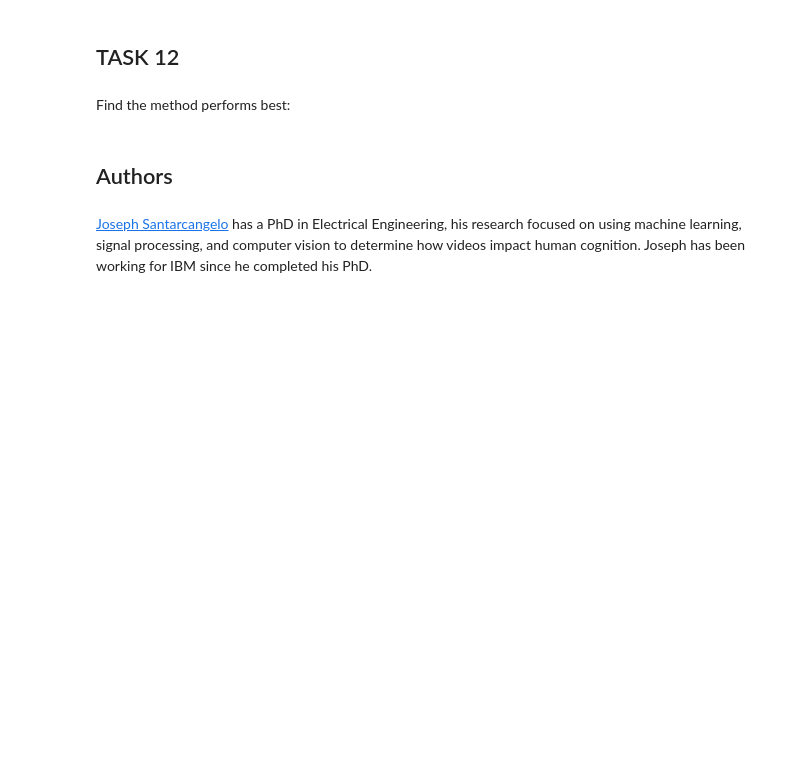
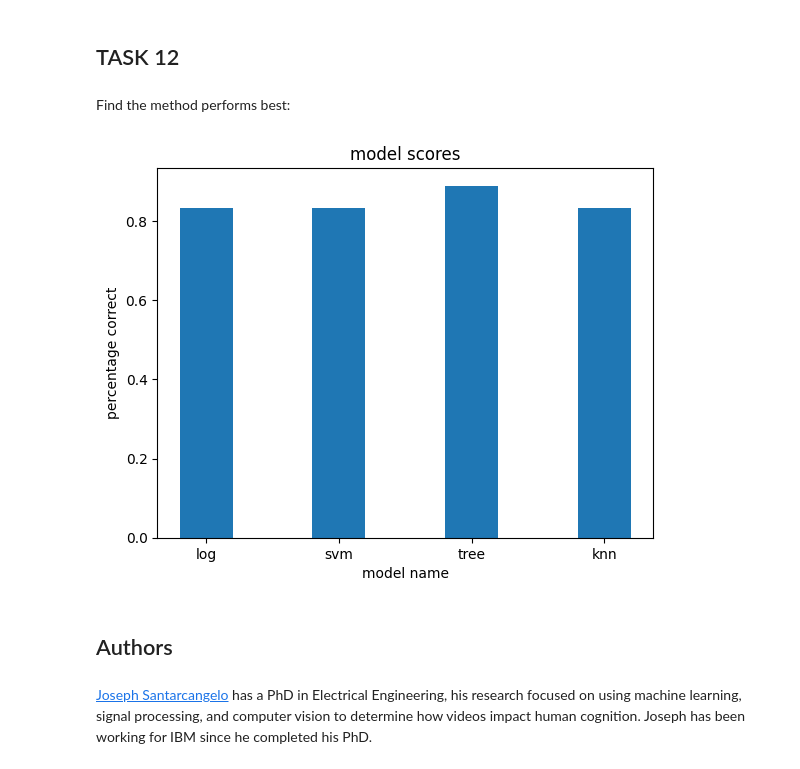
Before and after one commit to EfranH25/IBM-Data-Science-Professional-Certificate, a Jupyter notebook: 10 - Applied Data Science Capstone/4 - Predicitive Analysis (Classification)/SpaceX_Machine Learning Prediction_Part_5.ipynb, the cells around one changed output. Saved outputs shown, nothing was run; the diff lists cells and outputs as text; code cells hidden in the pictures; blank space fills up the shorter version.

```diff
--- a/10 - Applied Data Science Capstone/4 - Predicitive Analysis (Classification)/SpaceX_Machine Learning Prediction_Part_5.ipynb
+++ b/10 - Applied Data Science Capstone/4 - Predicitive Analysis (Classification)/SpaceX_Machine Learning Prediction_Part_5.ipynb
@@ -230,6 +206,8 @@ accuracy : 0.8464285714285713
 # %% [markdown]
 Calculate the accuracy on the test data using the method <code>score</code>:
 # %%
+log_score = logreg_cv.score(X_test, Y_test)
+
 logreg_cv.score(X_test, Y_test)
 # %% [output]
 0.8333333333333334
@@ -273,6 +251,7 @@ accuracy : 0.8482142857142856
 # %% [markdown]
 Calculate the accuracy on the test data using the method <code>score</code>:
 # %%
+svm_score = svm_cv.score(X_test, Y_test)
 svm_cv.score(X_test, Y_test)
 # %% [output]
 0.8333333333333334
@@ -319,5 +298,6 @@ accuracy : 0.8910714285714286
 # %% [markdown]
 Calculate the accuracy of tree_cv on the test data using the method <code>score</code>:
 # %%
+tree_score = tree_cv.score(X_test, Y_test)
 tree_cv.score(X_test, Y_test)
 # %% [output]
@@ -354,6 +334,7 @@ accuracy : 0.8482142857142858
 # %% [markdown]
 Calculate the accuracy of tree_cv on the test data using the method <code>score</code>:
 # %%
+knn_score = knn_cv.score(X_test, Y_test)
 knn_cv.score(X_test, Y_test)
 # %% [output]
 0.8333333333333334
@@ -373,3 +352,15 @@ Find the method performs best:
+# %%
+# The tree based model had the highest score with 0.8888888888888888
+scores = [log_score, svm_score, tree_score, knn_score,]
+score_names = ['log', 'svm', 'tree', 'knn']
+
+plt.bar(score_names, scores, width=0.4)
+plt.title('model scores')
+plt.xlabel('model name')
+plt.ylabel('percentage correct')
+plt.show()
+# %% [output]
+[figure, added]
 # %% [markdown]
 ## Authors
 # %% [markdown]
```
Also changed, not shown: parts of 5 cells of this notebook, 2 other files.
